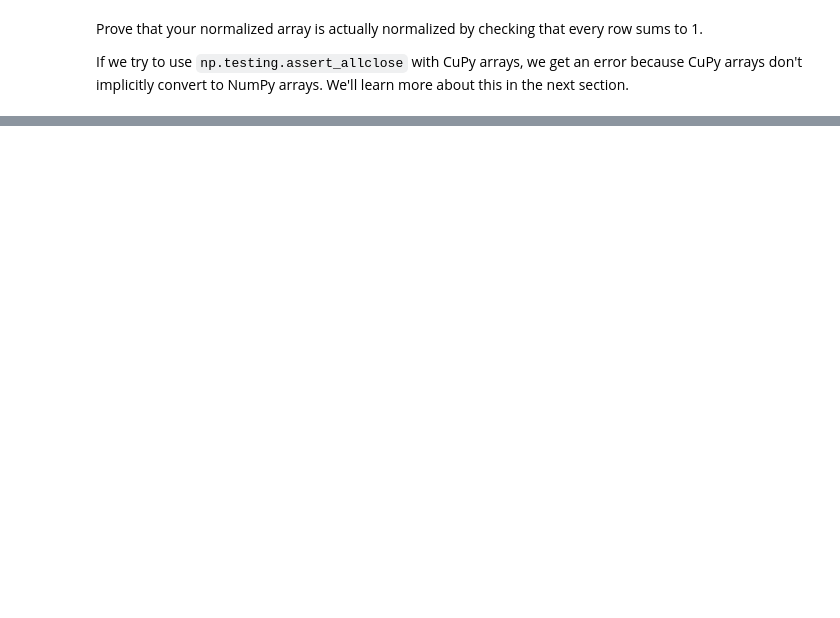
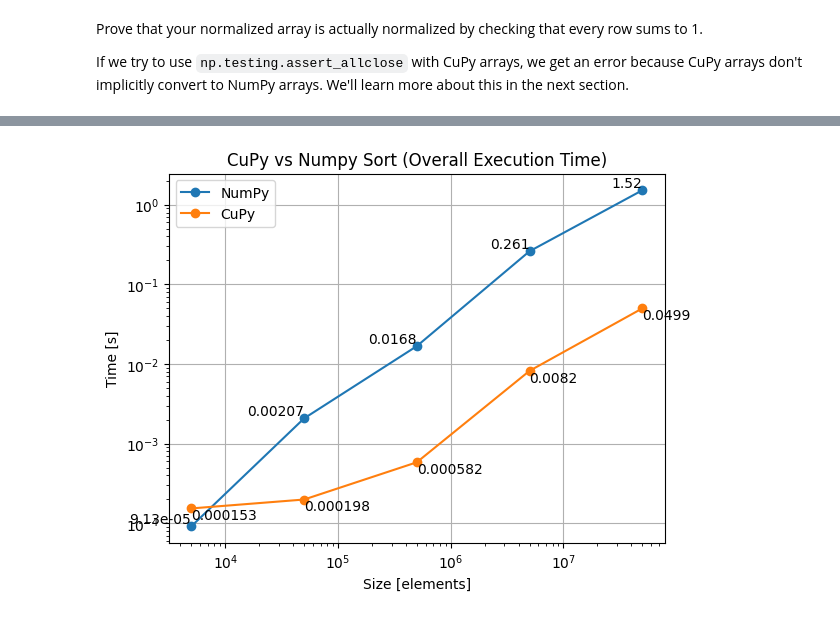
Before and after one commit to pyHPC/pyhpc-tutorial, a Jupyter notebook: notebooks/3__numpy_to_cupy__ndarray_basics__SOLUTION.ipynb, the cells around one changed output, grey strips where cells are left out. Saved outputs shown, nothing was run; the diff lists cells and outputs as text; code cells hidden in the pictures; blank space fills up the shorter version.

```diff
--- a/notebooks/3__numpy_to_cupy__ndarray_basics__SOLUTION.ipynb
+++ b/notebooks/3__numpy_to_cupy__ndarray_basics__SOLUTION.ipynb
@@ -144,0 +169,44 @@ xp.testing.assert_allclose(xp.sum(arr_normalized, axis=1), 1.0)
+# %%
+repeat = 10
+warmup = 1
+sizes = [5_000, 50_000, 500_000, 5_000_000, 50_000_000]
+times_np = []
+times_cp = []
+
+for n in sizes:
+  arr_np = np.sin(np.linspace(0, 2 * np.pi, n, endpoint=False))
+  arr_cp = cp.sin(cp.linspace(0, 2 * cp.pi, n, endpoint=False))
+
+  b_np = cpx.profiler.benchmark(
+    lambda: np.sort(arr_np), n_repeat=repeat, n_warmup=warmup
+  )
+  b_cp = cpx.profiler.benchmark(
+    lambda: cp.sort(arr_cp), n_repeat=repeat, n_warmup=warmup
+  )
+  times_np.append(b_np.cpu_times.mean())
+  times_cp.append(b_cp.cpu_times.mean())
+# %%
+import matplotlib.pyplot as plt
+
+plt.plot(sizes, times_np, marker='o', label='NumPy')
+plt.plot(sizes, times_cp, marker='o', label='CuPy')
+
+for x, y in zip(sizes, times_np):
+  plt.text(x, y, f'{y:.3g}', va='bottom', ha='right')
+for x, y in zip(sizes, times_cp):
+  plt.text(x, y, f'{y:.3g}', va='top', ha='left')
+
+plt.xscale('log')
+plt.yscale('log')
+
+plt.title('CuPy vs Numpy Sort (Overall Execution Time)')
+plt.xlabel('Size [elements]')
+plt.ylabel('Time [s]')
+
+plt.legend()
+
+plt.grid(True)
+
+plt.show()
+# %% [output]
+[figure, added]
```
Also changed, not shown: parts of 10 cells of this notebook.
